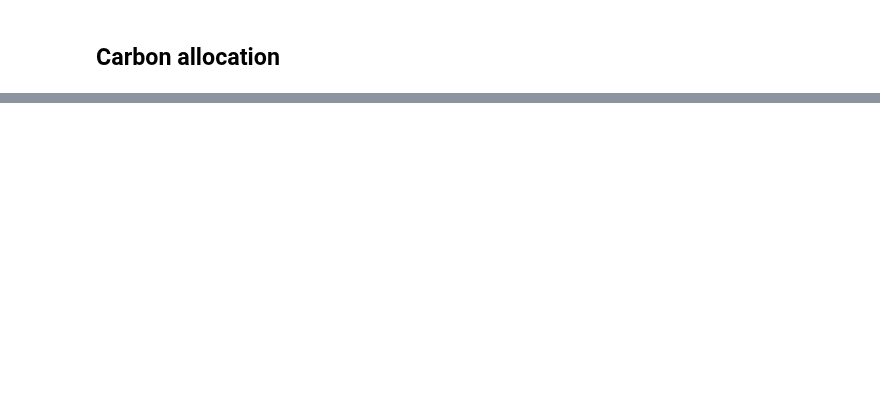
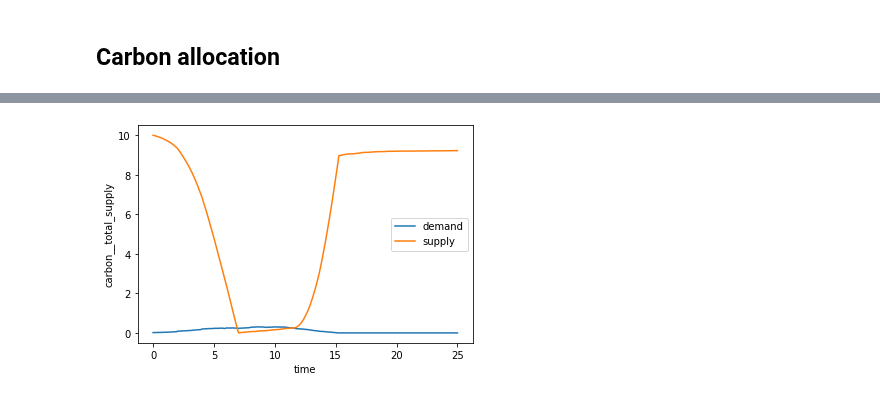
Before and after one commit to fredboudon/plantgl-jupyter, a Jupyter notebook: examples/lpy-simlab/lpy_carbon_light.ipynb, the cells around one changed output, grey strips where cells are left out. Saved outputs shown, nothing was run; the diff lists cells and outputs as text; code cells hidden in the pictures; blank space fills up the shorter version.

```diff
--- a/examples/lpy-simlab/lpy_carbon_light.ipynb
+++ b/examples/lpy-simlab/lpy_carbon_light.ipynb
@@ -174,0 +278,6 @@ class CarbonAllocation():
+# %%
+ds_out.carbon__total_demand.plot.line(x='time', label='demand', add_legend=False);
+ds_out.carbon__total_supply.plot.line(x='time', label='supply', add_legend=False);
+l = plt.legend()
+# %% [output]
+[figure, added]
```
Also changed, not shown: parts of 14 cells of this notebook, 1 other file.
